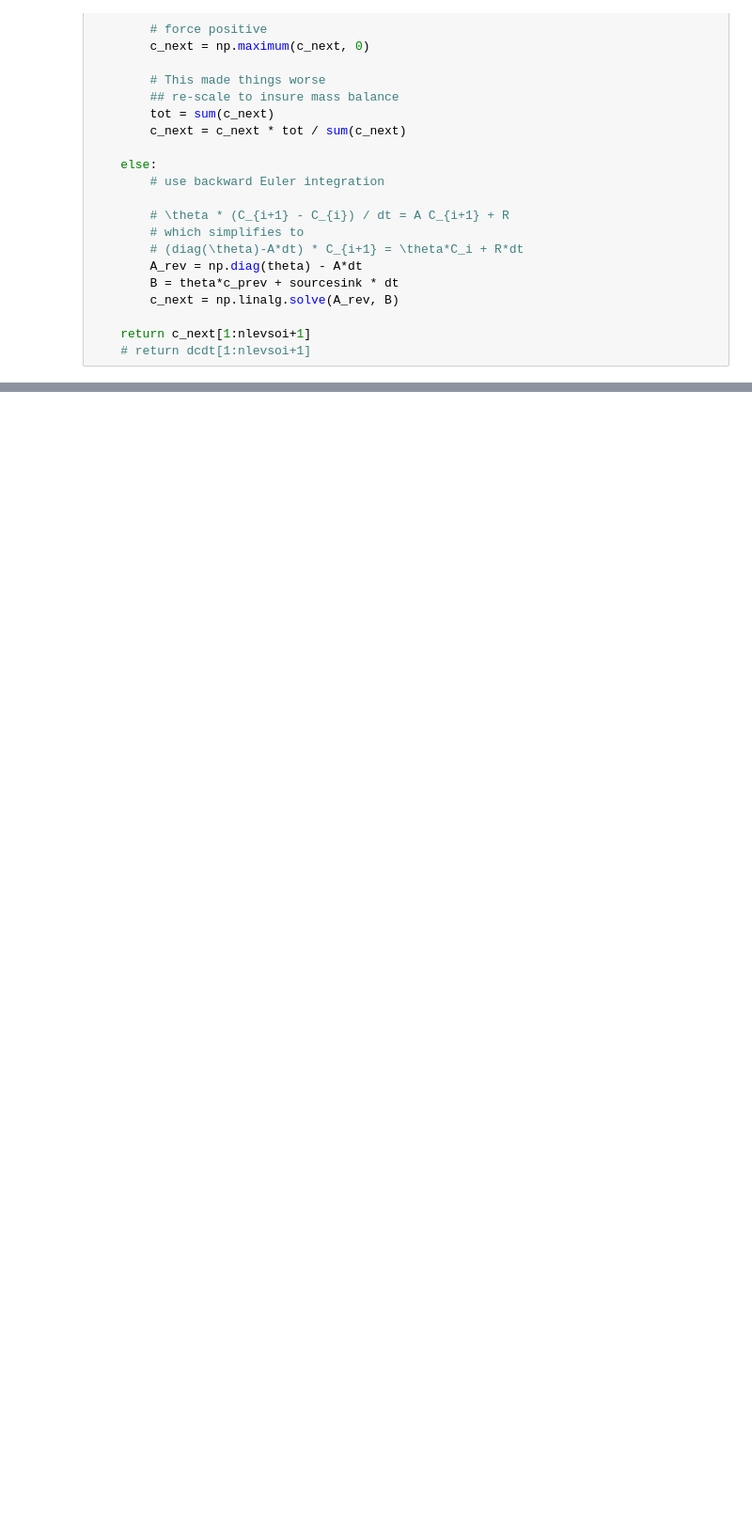
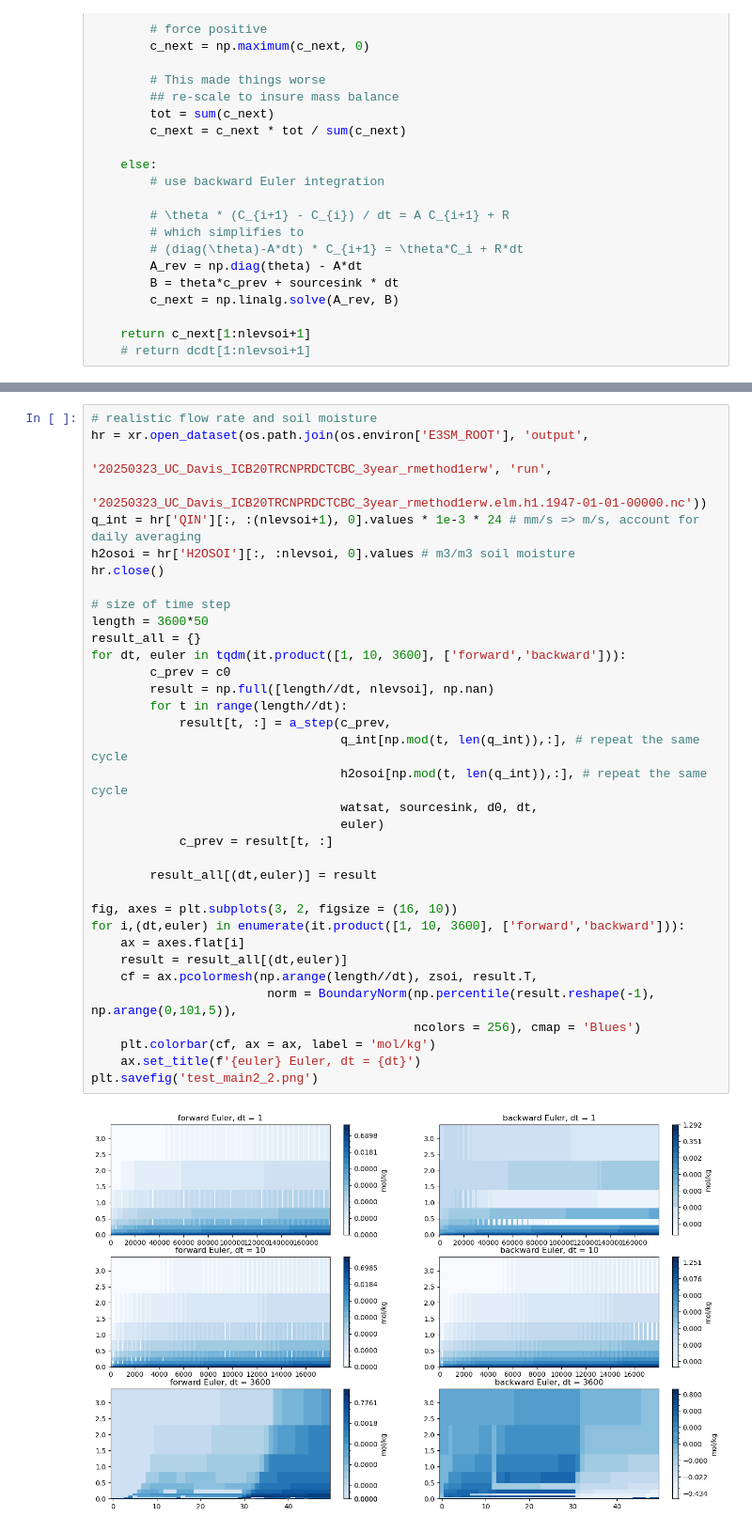
Before and after one commit to ypwong22/erw_scripts, a Jupyter notebook: test_advection/main2.ipynb, the cells around one changed output, grey strips where cells are left out. Shown at 94% size. Drawn from its saved outputs; the diff is of its cells as text; blank space fills up the shorter version.

```diff
--- a/test_advection/main2.ipynb
+++ b/test_advection/main2.ipynb
@@ -162,0 +158,37 @@ plt.savefig('test_main2.png')
+# %%
+# realistic flow rate and soil moisture
+hr = xr.open_dataset(os.path.join(os.environ['E3SM_ROOT'], 'output',
+                                  '20250323_UC_Davis_ICB20TRCNPRDCTCBC_3year_rmethod1erw', 'run',
+                                  '20250323_UC_Davis_ICB20TRCNPRDCTCBC_3year_rmethod1erw.elm.h1.1947-01-01-00000.nc'))
+q_int = hr['QIN'][:, :(nlevsoi+1), 0].values * 1e-3 * 24 # mm/s => m/s, account for daily averaging
+h2osoi = hr['H2OSOI'][:, :nlevsoi, 0].values # m3/m3 soil moisture
+hr.close()
+
+# size of time step
+length = 3600*50
+result_all = {}
+for dt, euler in tqdm(it.product([1, 10, 3600], ['forward','backward'])):
+        c_prev = c0
+        result = np.full([length//dt, nlevsoi], np.nan)
+        for t in range(length//dt):
+            result[t, :] = a_step(c_prev,
+                                  q_int[np.mod(t, len(q_int)),:], # repeat the same cycle
+                                  h2osoi[np.mod(t, len(q_int)),:], # repeat the same cycle
+                                  watsat, sourcesink, d0, dt,
+                                  euler)
+            c_prev = result[t, :]
+
+        result_all[(dt,euler)] = result
+
+fig, axes = plt.subplots(3, 2, figsize = (16, 10))
+for i,(dt,euler) in enumerate(it.product([1, 10, 3600], ['forward','backward'])):
+    ax = axes.flat[i]
+    result = result_all[(dt,euler)]
+    cf = ax.pcolormesh(np.arange(length//dt), zsoi, result.T,
+                        norm = BoundaryNorm(np.percentile(result.reshape(-1), np.arange(0,101,5)),
+                                            ncolors = 256), cmap = 'Blues')
+    plt.colorbar(cf, ax = ax, label = 'mol/kg')
+    ax.set_title(f'{euler} Euler, dt = {dt}')
+plt.savefig('test_main2_2.png')
+# %% [output]
+[figure, added]
```
Also changed, not shown: parts of 5 cells of this notebook, 3 other files.
